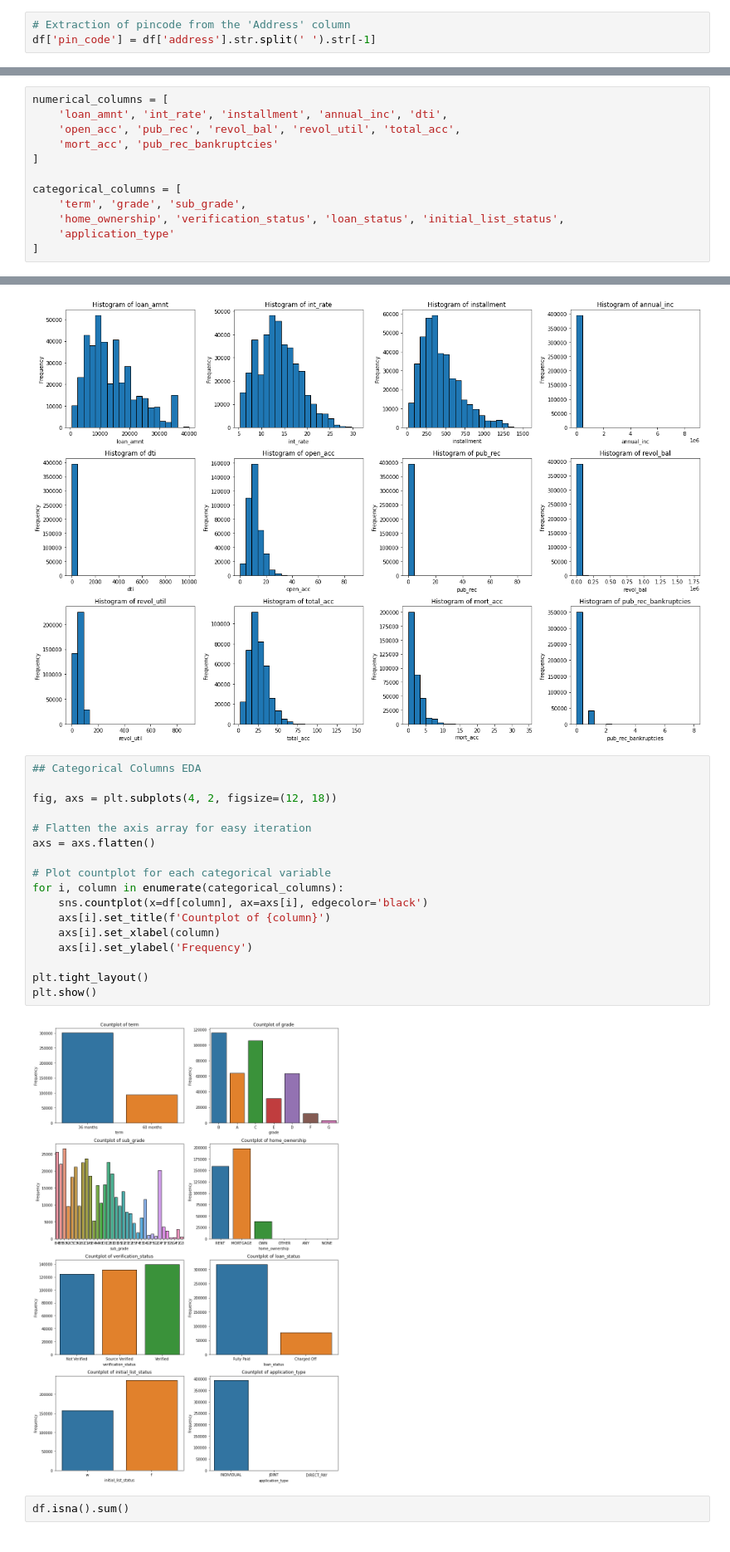
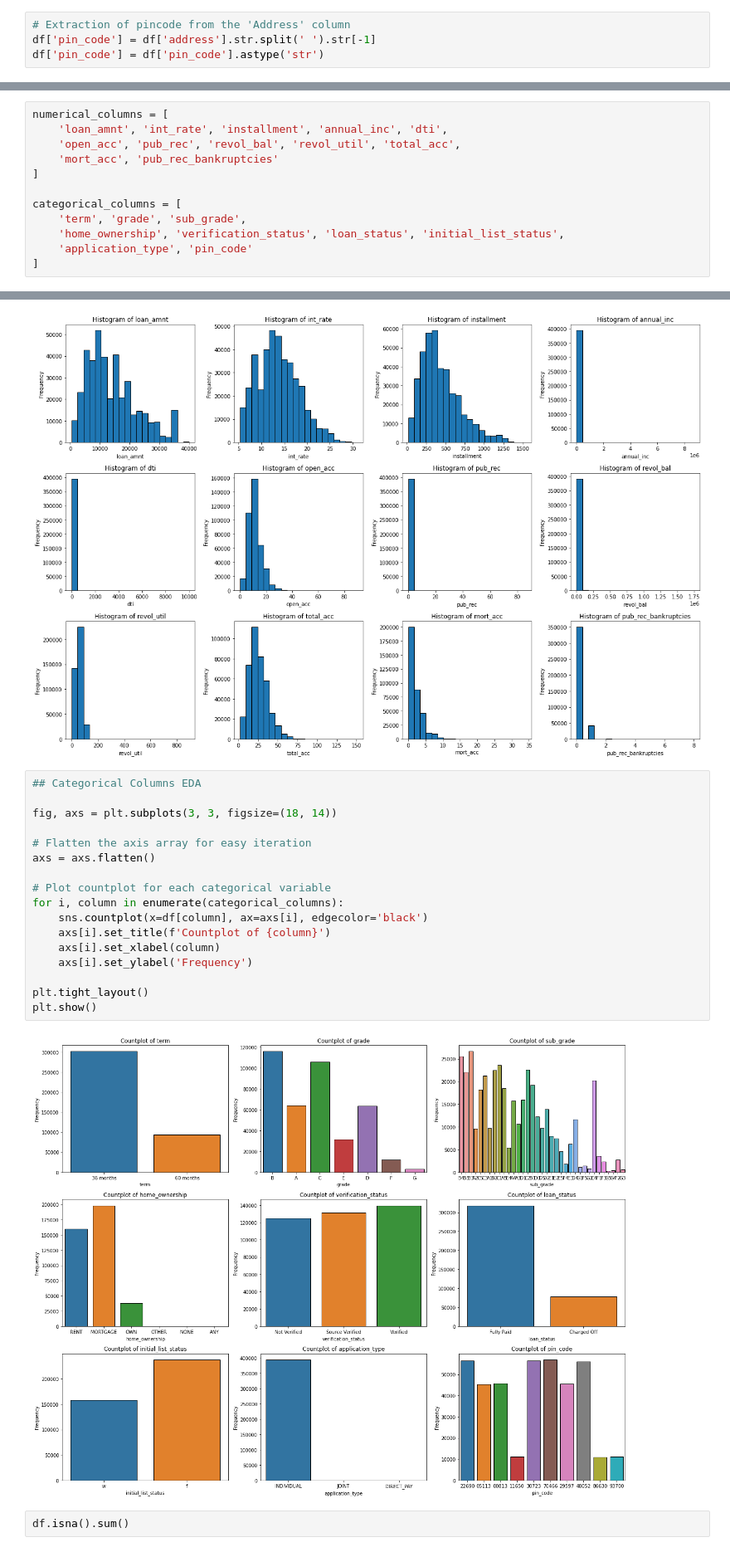
Before and after one commit to atomikkus/logistic_regression_loan, a Jupyter notebook: loan_tap.ipynb, the cells around one changed output, grey strips where cells are left out. Shown at 83% size. Saved outputs shown, nothing was run; the diff lists cells and outputs as text.

```diff
--- a/loan_tap.ipynb
+++ b/loan_tap.ipynb
@@ -60,6 +60,7 @@ df['ecl_year'] = pd.to_numeric(df['ecl_year'])
 # %%
 # Extraction of pincode from the 'Address' column
 df['pin_code'] = df['address'].str.split(' ').str[-1]
+df['pin_code'] = df['pin_code'].astype('str')
 # %%
 # Extraction of pincode from the 'Address' column
 df['issue_d_y'] = df['issue_d'].str.split('-').str[-1]
@@ -88,7 +89,7 @@ numerical_columns = [
 categorical_columns = [
     'term', 'grade', 'sub_grade',
     'home_ownership', 'verification_status', 'loan_status', 'initial_list_status',
-    'application_type'
+    'application_type', 'pin_code'
 ]
 # %%
 # Create subplots for histograms
@@ -111,22 +112,22 @@ plt.show()
 # %%
 ## Categorical Columns EDA
 
-fig, axs = plt.subplots(4, 2, figsize=(12, 18))
+fig, axs = plt.subplots(3, 3, figsize=(18, 14))
 
 # Flatten the axis array for easy iteration
 axs = axs.flatten()
 
 # Plot countplot for each categorical variable
 for i, column in enumerate(categorical_columns):
     sns.countplot(x=df[column], ax=axs[i], edgecolor='black')
     axs[i].set_title(f'Countplot of {column}')
     axs[i].set_xlabel(column)
     axs[i].set_ylabel('Frequency')
 
 plt.tight_layout()
 plt.show()
 # %% [output]
-[figure, old version]
+[figure, new version]
 # %%
 df.isna().sum()
 # %% [output]
```
Also changed, not shown: parts of 54 cells of this notebook.
